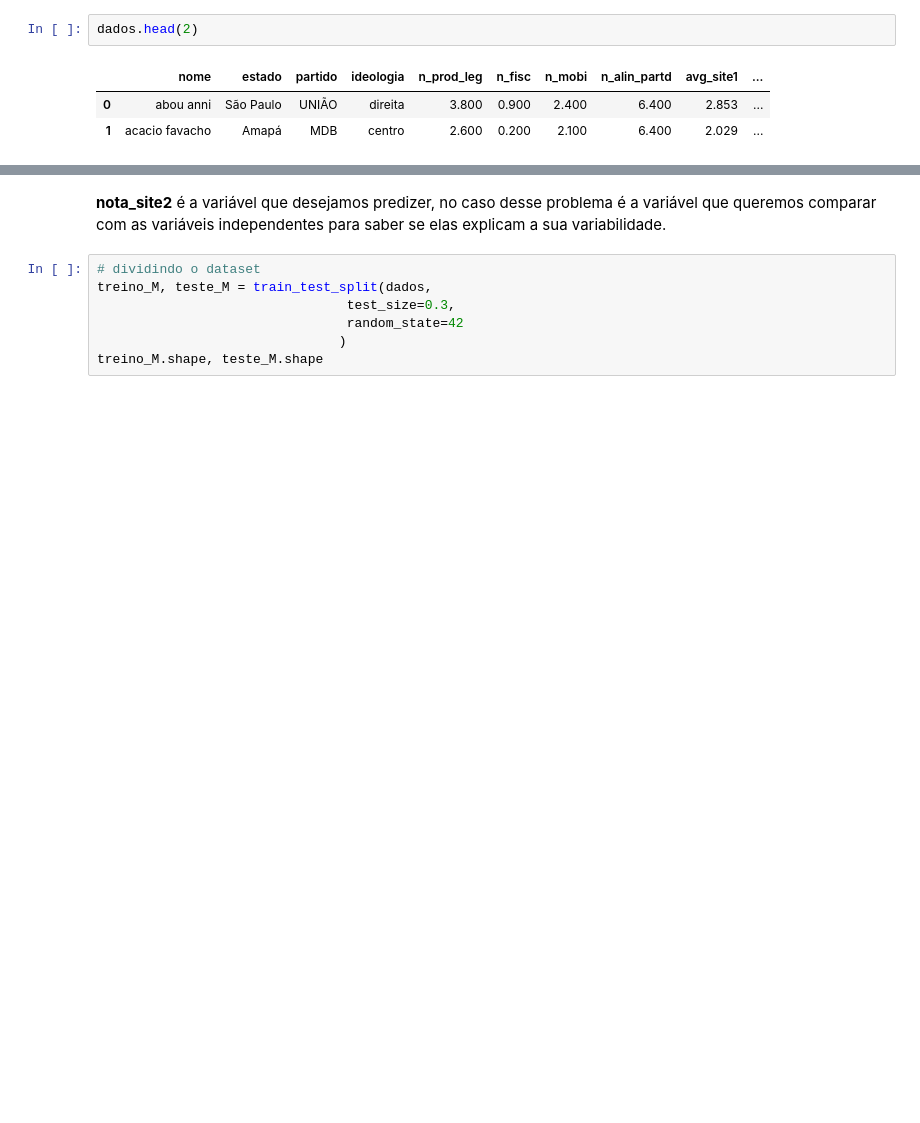
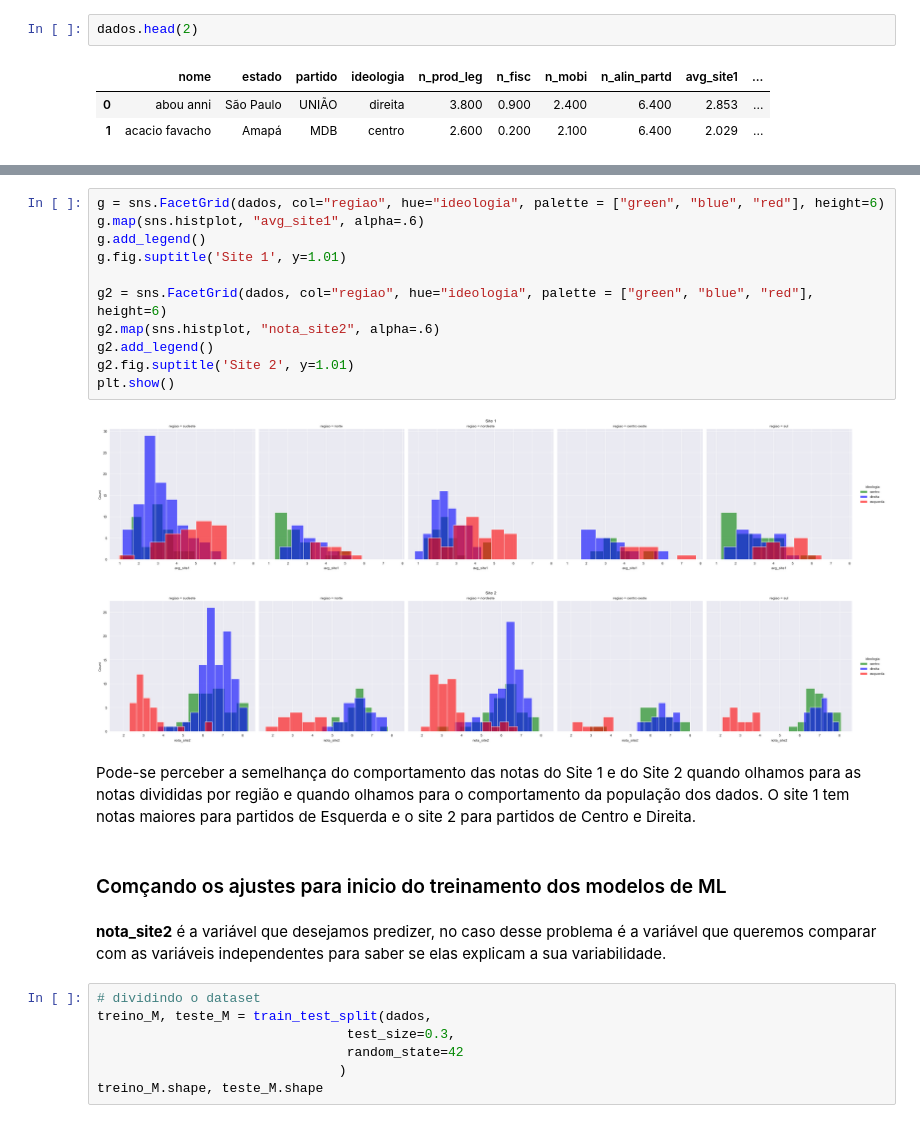
Before and after one commit to AndreMoura88/Notas_de_deputados, a Jupyter notebook: MachineLearning.ipynb, the cells around one changed output, grey strips where cells are left out. Drawn from its saved outputs; the diff is of its cells as text; blank space fills up the shorter version.

```diff
--- a/MachineLearning.ipynb
+++ b/MachineLearning.ipynb
@@ -144,3 +210,21 @@ dados.head(2)
+# %%
+g = sns.FacetGrid(dados, col="regiao", hue="ideologia", palette = ["green", "blue", "red"], height=6)
+g.map(sns.histplot, "avg_site1", alpha=.6)
+g.add_legend()
+g.fig.suptitle('Site 1', y=1.01)
+
+g2 = sns.FacetGrid(dados, col="regiao", hue="ideologia", palette = ["green", "blue", "red"], height=6)
+g2.map(sns.histplot, "nota_site2", alpha=.6)
+g2.add_legend()
+g2.fig.suptitle('Site 2', y=1.01)
+plt.show()
+# %% [output]
+[figure, added]
+[figure, added]
+# %% [markdown]
+Pode-se perceber a semelhança do comportamento das notas do Site 1 e do Site 2 quando olhamos para as notas divididas por região e quando olhamos para o comportamento da população dos dados. O site 1 tem notas maiores para partidos de Esquerda e o site 2 para partidos de Centro e Direita.
+# %% [markdown]
+### Comçando os ajustes para inicio do treinamento dos modelos de ML
 # %% [markdown]
 **nota_site2** é a variável que desejamos predizer, no caso desse problema é a variável que queremos comparar com as variáveis independentes para saber se elas explicam a sua variabilidade.
 # %%
```
Also changed, not shown: parts of 38 cells of this notebook.
